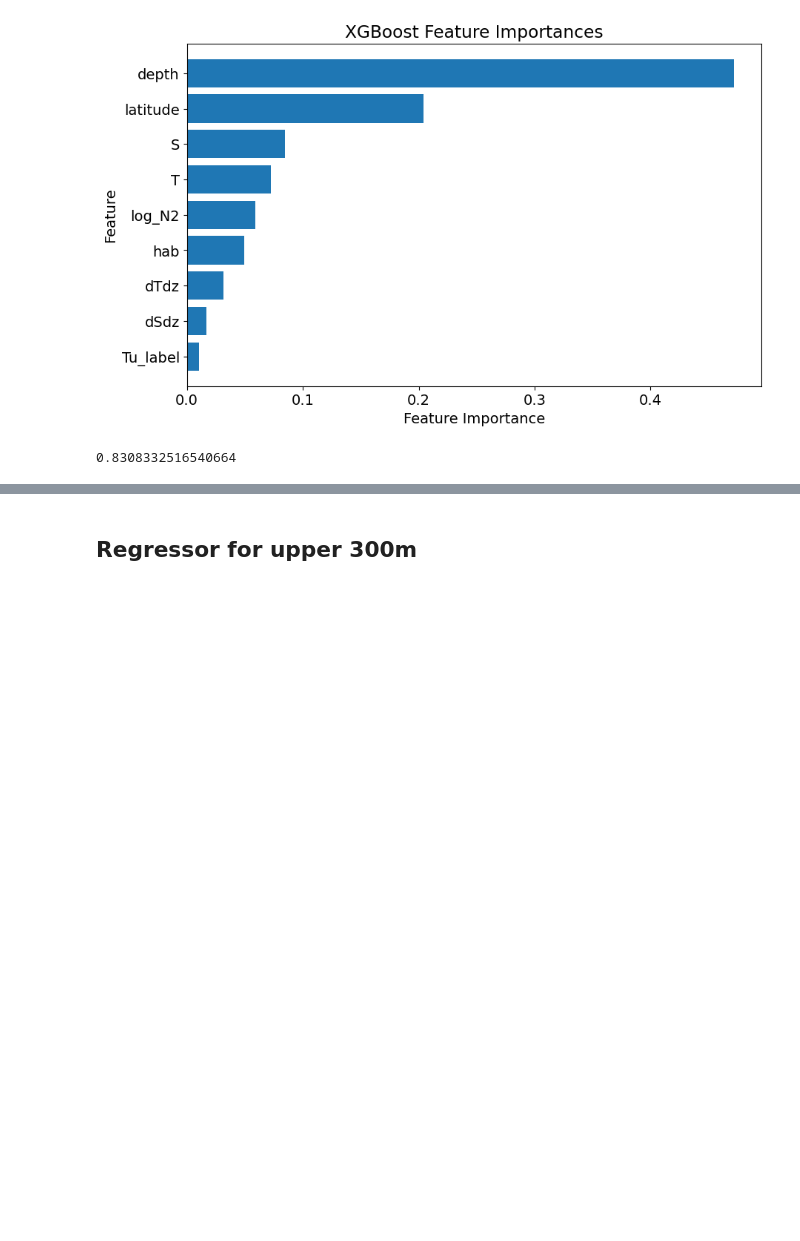
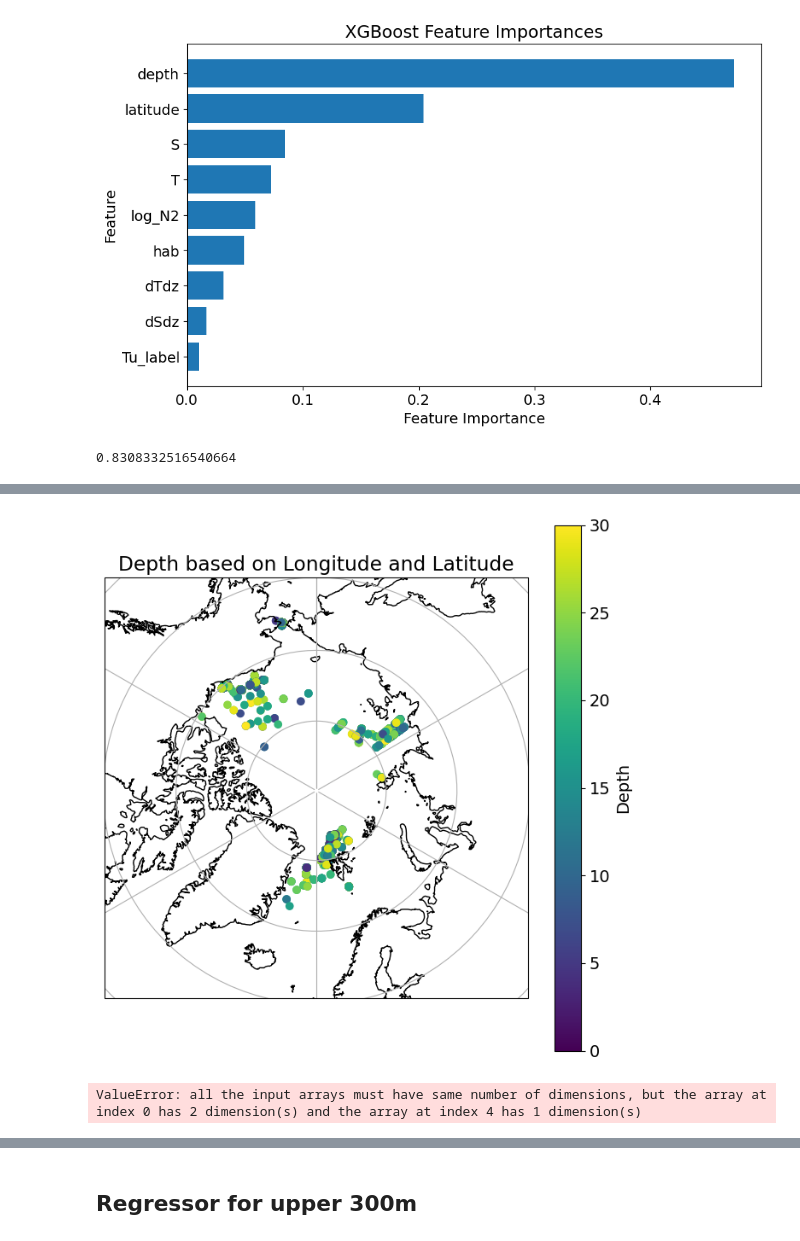
Before and after one commit to lisanneblok/ArcticTurbulence, a Jupyter notebook: ML_models/arctic_xgboost.ipynb, the cells around one changed output, grey strips where cells are left out. Saved outputs shown, nothing was run; the diff lists cells and outputs as text; code cells hidden in the pictures; blank space fills up the shorter version.

```diff
--- a/ML_models/arctic_xgboost.ipynb
+++ b/ML_models/arctic_xgboost.ipynb
@@ -54,0 +74,8 @@ print(r21)
+# %%
+stereo_plot(merged_df30m, merged_df30m["depth"], "Depth", 0, 30)
+# %% [output]
+[figure, added]
+# %%
+calc_correlation(merged_df30m)
+# %% [output]
+ValueError: all the input arrays must have same number of dimensions, but the array at index 0 has 2 dimension(s) and the array at index 4 has 1 dimension(s)
```
Also changed, not shown: parts of 26 cells of this notebook, 2 other files.
